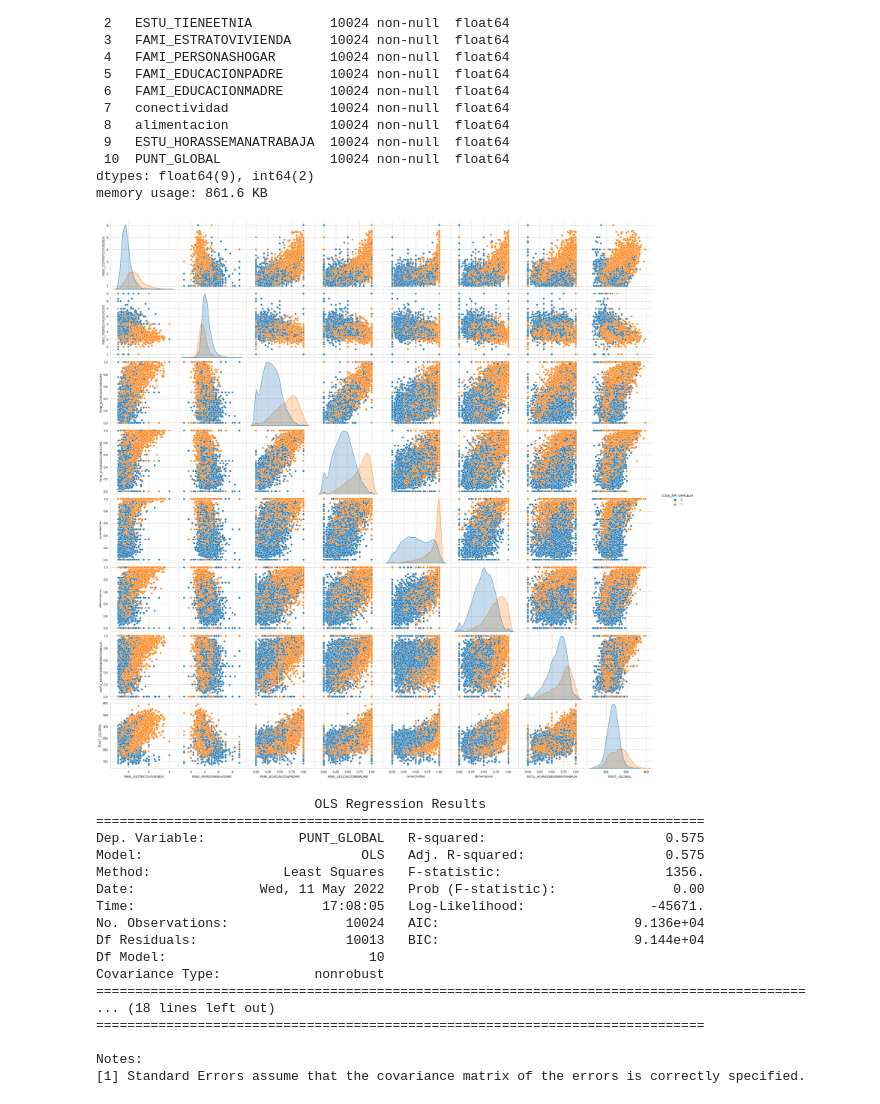
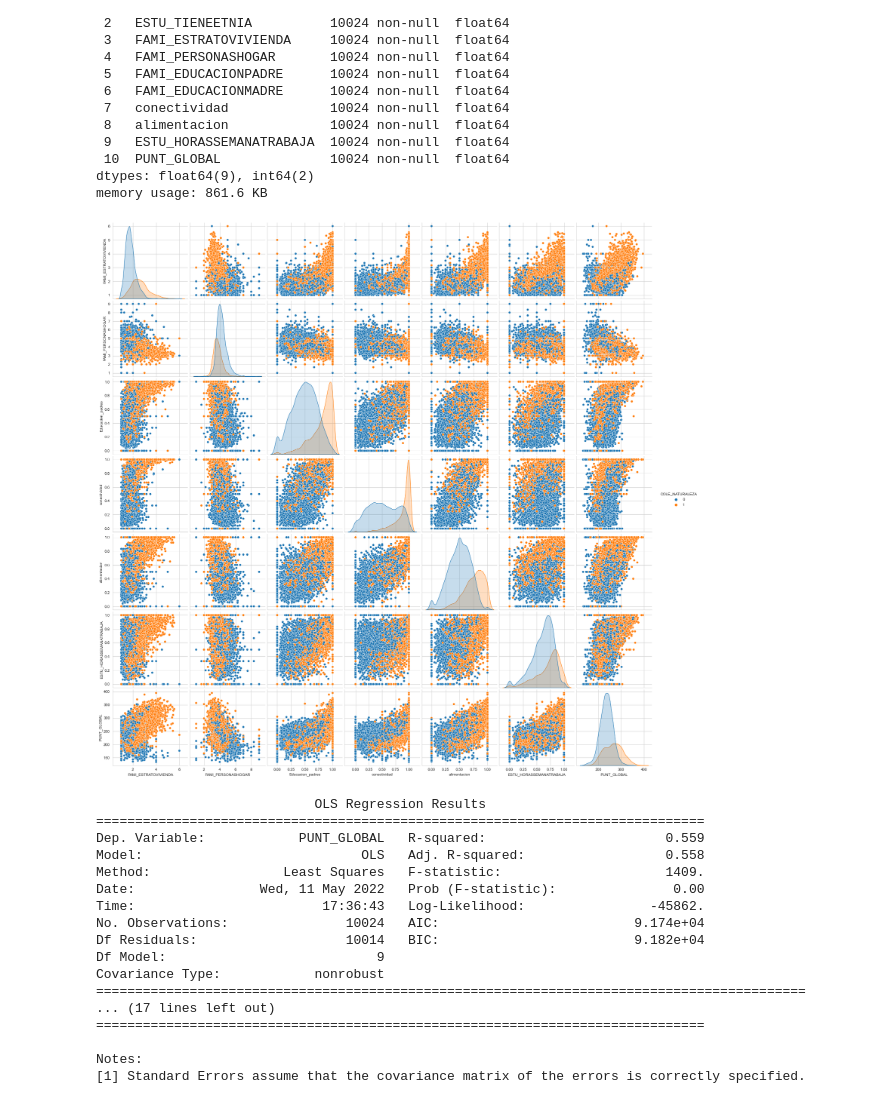
Before and after one commit to msanchezr99/Proyecto-Econometria-I, a Jupyter notebook: Proyecto_Final.ipynb, the cells around one changed output. Saved outputs shown, nothing was run; the diff lists cells and outputs as text; code cells hidden in the pictures.

Commit message:
data_colegios2

```diff
--- a/Proyecto_Final.ipynb
+++ b/Proyecto_Final.ipynb
@@ -153,7 +194,10 @@ data.COLE_AREA_UBICACION=(data.COLE_AREA_UBICACION.eq("URBANO")).astype(int)
 # %%
 #Lectura de archivo creado
-datos=pd.read_csv("C:/Users/marti/OneDrive/Documentos/personal/Universidad/Econometria/Proyecto/Proyecto-Econometria-I/data_colegios.csv")
-data_reg=datos[['COLE_NATURALEZA', 'COLE_AREA_UBICACION', 'ESTU_TIENEETNIA', 'FAMI_ESTRATOVIVIENDA','FAMI_PERSONASHOGAR','FAMI_EDUCACIONPADRE','FAMI_EDUCACIONMADRE','conectividad','alimentacion','ESTU_HORASSEMANATRABAJA','PUNT_GLOBAL']]
+# datos=pd.read_csv("C:/Users/marti/OneDrive/Documentos/personal/Universidad/Econometria/Proyecto/Proyecto-Econometria-I/data_colegios.csv")
+# data_reg=datos[['COLE_NATURALEZA', 'COLE_AREA_UBICACION', 'ESTU_TIENEETNIA', 'FAMI_ESTRATOVIVIENDA','FAMI_PERSONASHOGAR','FAMI_EDUCACIONPADRE','FAMI_EDUCACIONMADRE','conectividad','alimentacion','ESTU_HORASSEMANATRABAJA','PUNT_GLOBAL']]
+
+datos=pd.read_csv("C:/Users/marti/OneDrive/Documentos/personal/Universidad/Econometria/Proyecto/Proyecto-Econometria-I/data_colegios2.csv")
+data_reg=datos[['COLE_NATURALEZA', 'COLE_AREA_UBICACION', 'ESTU_TIENEETNIA', 'FAMI_ESTRATOVIVIENDA','FAMI_PERSONASHOGAR','Educacion_padres','conectividad','alimentacion','ESTU_HORASSEMANATRABAJA','PUNT_GLOBAL']]
 # %%
 
 #sns.boxplot(x="COLE_AREA_UBICACION",y="PUNT_GLOBAL",data=data_reg)
@@ -187,13 +231,19 @@ Data columns (total 11 columns):
 dtypes: float64(9), int64(2)
 memory usage: 861.6 KB
 # %%
-cuanti=data_reg[['COLE_NATURALEZA','FAMI_ESTRATOVIVIENDA','FAMI_PERSONASHOGAR','FAMI_EDUCACIONPADRE','FAMI_EDUCACIONMADRE','conectividad','alimentacion','ESTU_HORASSEMANATRABAJA','PUNT_GLOBAL']]
+# cuanti=data_reg[['COLE_NATURALEZA','FAMI_ESTRATOVIVIENDA','FAMI_PERSONASHOGAR','FAMI_EDUCACIONPADRE','FAMI_EDUCACIONMADRE','conectividad','alimentacion','ESTU_HORASSEMANATRABAJA','PUNT_GLOBAL']]
+# plt.close()
+# sns.set_style("whitegrid")
+# sns.pairplot(cuanti,hue="COLE_NATURALEZA",height=3)
+# plt.show()
+
+cuanti=data_reg[['COLE_NATURALEZA','FAMI_ESTRATOVIVIENDA','FAMI_PERSONASHOGAR','Educacion_padres','conectividad','alimentacion','ESTU_HORASSEMANATRABAJA','PUNT_GLOBAL']]
 plt.close()
 sns.set_style("whitegrid")
 sns.pairplot(cuanti,hue="COLE_NATURALEZA",height=3)
 plt.show()
 # %% [output]
-[figure, old version]
+[figure, new version]
 # %%
 data_reg.ESTU_TIENEETNIA=np.log(data_reg.ESTU_TIENEETNIA)
 data_reg.loc[data_reg.ESTU_TIENEETNIA.eq(-np.inf)]
@@ -203,24 +253,28 @@ data_reg.FAMI_EDUCACIONMADRE=np.log(data_reg.FAMI_EDUCACIONMADRE)
 data_reg.conectividad=np.log(data_reg.conectividad)
 data_reg.alimentacion=np.log(data_reg.alimentacion)
 # %%
-X = sm.add_constant(data_reg[['COLE_NATURALEZA', 'COLE_AREA_UBICACION', 'ESTU_TIENEETNIA', 'FAMI_ESTRATOVIVIENDA','FAMI_PERSONASHOGAR','FAMI_EDUCACIONPADRE','FAMI_EDUCACIONMADRE','conectividad','alimentacion','ESTU_HORASSEMANATRABAJA']])
+# X = sm.add_constant(data_reg[['COLE_NATURALEZA', 'COLE_AREA_UBICACION', 'ESTU_TIENEETNIA', 'FAMI_ESTRATOVIVIENDA','FAMI_PERSONASHOGAR','FAMI_EDUCACIONPADRE','FAMI_EDUCACIONMADRE','conectividad','alimentacion','ESTU_HORASSEMANATRABAJA']])
+# reg = sm.OLS(data_reg["PUNT_GLOBAL"],X)
+# resultados=reg.fit()
+# print(resultados.summary())
+X = sm.add_constant(data_reg[['COLE_NATURALEZA', 'COLE_AREA_UBICACION', 'ESTU_TIENEETNIA', 'FAMI_ESTRATOVIVIENDA','FAMI_PERSONASHOGAR','Educacion_padres','conectividad','alimentacion','ESTU_HORASSEMANATRABAJA']])
 reg = sm.OLS(data_reg["PUNT_GLOBAL"],X)
 resultados=reg.fit()
 print(resultados.summary())
 # %% [output]
                             OLS Regression Results
 ==============================================================================
-Dep. Variable:            PUNT_GLOBAL   R-squared:                       0.575
-Model:                            OLS   Adj. R-squared:                  0.575
-Method:                 Least Squares   F-statistic:                     1356.
+Dep. Variable:            PUNT_GLOBAL   R-squared:                       0.559
+Model:                            OLS   Adj. R-squared:                  0.558
+Method:                 Least Squares   F-statistic:                     1409.
 Date:                Wed, 11 May 2022   Prob (F-statistic):               0.00
-Time:                        17:08:05   Log-Likelihood:                -45671.
-No. Observations:               10024   AIC:                         9.136e+04
-Df Residuals:                   10013   BIC:                         9.144e+04
-Df Model:                          10
+Time:                        17:36:43   Log-Likelihood:                -45862.
+No. Observations:               10024   AIC:                         9.174e+04
+Df Residuals:                   10014   BIC:                         9.182e+04
+Df Model:                           9
 Covariance Type:            nonrobust
 ===========================================================================================
-... (18 lines left out)
+... (17 lines left out)
 ==============================================================================
 
 Notes:
```
Also changed, not shown: parts of 4 cells of this notebook, 1 other file.
